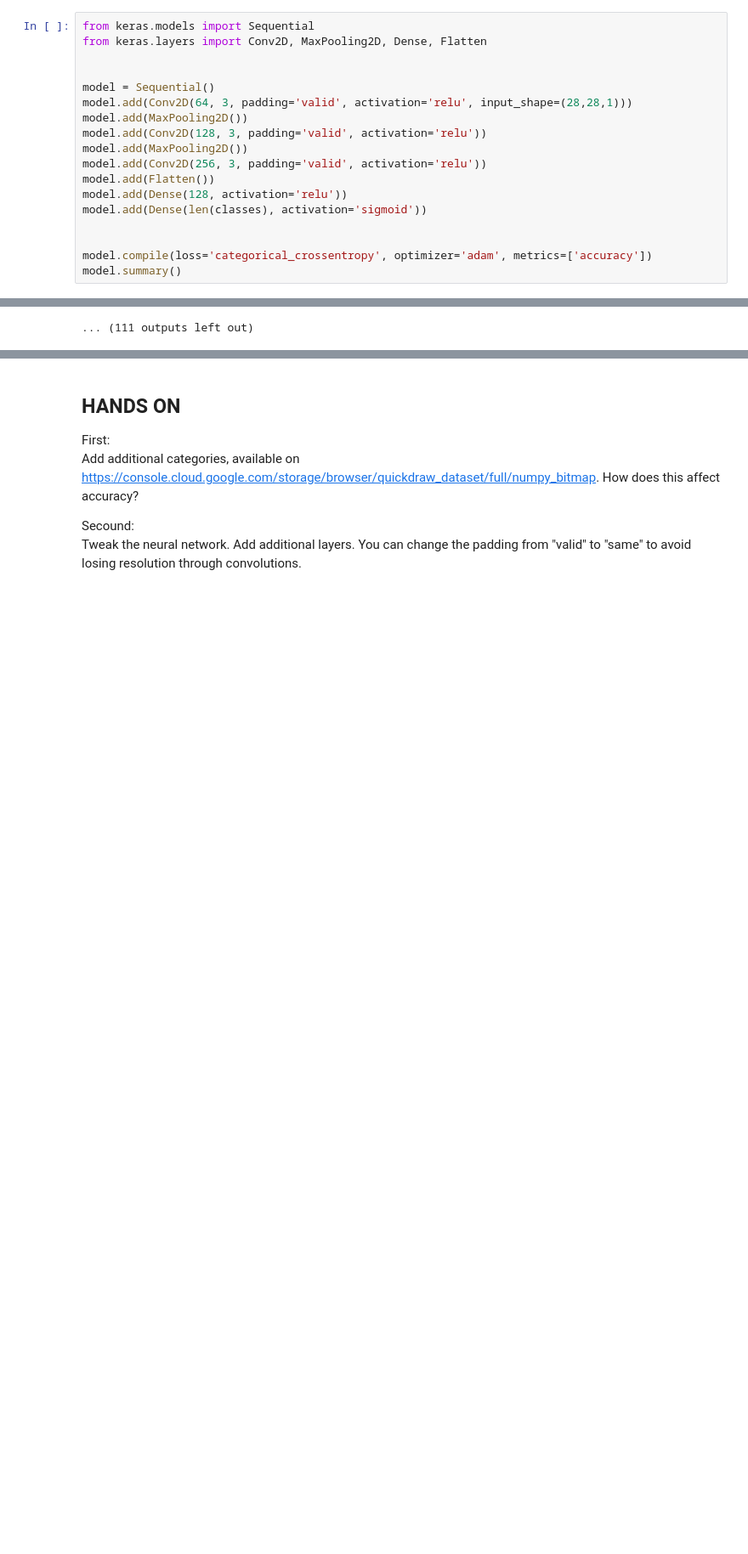
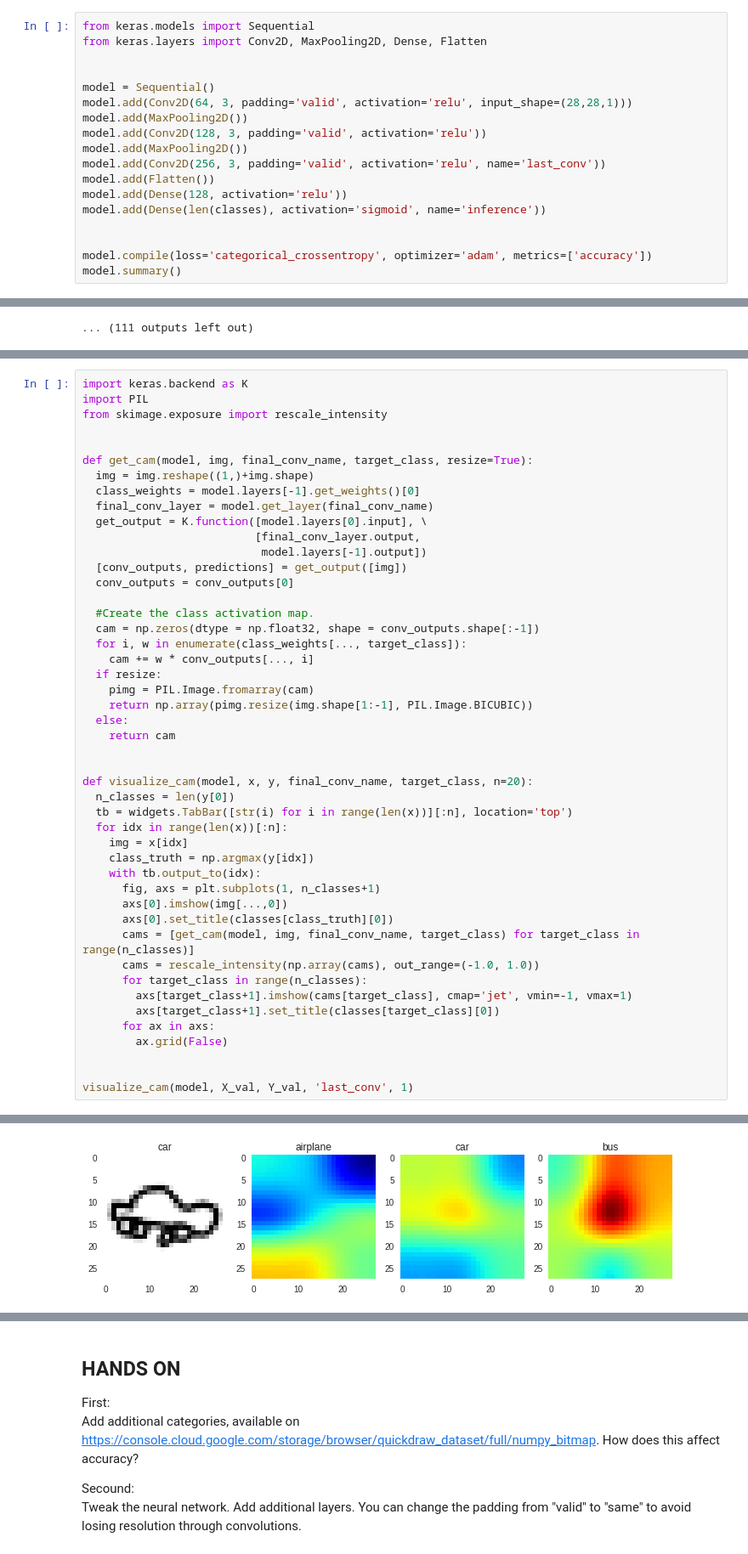
Before and after one commit to liob/ai-winter-school, a Jupyter notebook: notebooks/image_classification.ipynb, the cells around one changed output, grey strips where cells are left out. Shown at 85% size. Cells and saved outputs as stored; diff of their text form; blank space fills up the shorter version.

```diff
--- a/notebooks/image_classification.ipynb
+++ b/notebooks/image_classification.ipynb
@@ -92,10 +92,10 @@ model.add(Conv2D(64, 3, padding='valid', activation='relu', input_shape=(28,28,1
 model.add(MaxPooling2D())
 model.add(Conv2D(128, 3, padding='valid', activation='relu'))
 model.add(MaxPooling2D())
-model.add(Conv2D(256, 3, padding='valid', activation='relu'))
+model.add(Conv2D(256, 3, padding='valid', activation='relu', name='last_conv'))
 model.add(Flatten())
 model.add(Dense(128, activation='relu'))
-model.add(Dense(len(classes), activation='sigmoid'))
+model.add(Dense(len(classes), activation='sigmoid', name='inference'))
 
 
 model.compile(loss='categorical_crossentropy', optimizer='adam', metrics=['accuracy'])
@@ -162,0 +165,48 @@ plot(X_val, Y_val, predictions)
+# %%
+import keras.backend as K
+import PIL
+from skimage.exposure import rescale_intensity
+
+
+def get_cam(model, img, final_conv_name, target_class, resize=True):
+  img = img.reshape((1,)+img.shape)
+  class_weights = model.layers[-1].get_weights()[0]
+  final_conv_layer = model.get_layer(final_conv_name)
+  get_output = K.function([model.layers[0].input], \
+                          [final_conv_layer.output,
+                           model.layers[-1].output])
+  [conv_outputs, predictions] = get_output([img])
+  conv_outputs = conv_outputs[0]
+
+  #Create the class activation map.
+  cam = np.zeros(dtype = np.float32, shape = conv_outputs.shape[:-1])
+  for i, w in enumerate(class_weights[..., target_class]):
+    cam += w * conv_outputs[..., i]
+  if resize:
+    pimg = PIL.Image.fromarray(cam)
+    return np.array(pimg.resize(img.shape[1:-1], PIL.Image.BICUBIC))
+  else:
+    return cam
+
+
+def visualize_cam(model, x, y, final_conv_name, target_class, n=20):
+  n_classes = len(y[0])
+  tb = widgets.TabBar([str(i) for i in range(len(x))][:n], location='top')
+  for idx in range(len(x))[:n]:
+    img = x[idx]
+    class_truth = np.argmax(y[idx])
+    with tb.output_to(idx):
+      fig, axs = plt.subplots(1, n_classes+1)
+      axs[0].imshow(img[...,0])
+      axs[0].set_title(classes[class_truth][0])
+      cams = [get_cam(model, img, final_conv_name, target_class) for target_class in range(n_classes)]
+      cams = rescale_intensity(np.array(cams), out_range=(-1.0, 1.0))
+      for target_class in range(n_classes):
+        axs[target_class+1].imshow(cams[target_class], cmap='jet', vmin=-1, vmax=1)
+        axs[target_class+1].set_title(classes[target_class][0])
+      for ax in axs:
+        ax.grid(False)
+
+
+visualize_cam(model, X_val, Y_val, 'last_conv', 1)
+# %% [output]
@@ -162,0 +220 @@ plot(X_val, Y_val, predictions)
+[figure, added]
```
Also changed, not shown: parts of 4 cells of this notebook.
